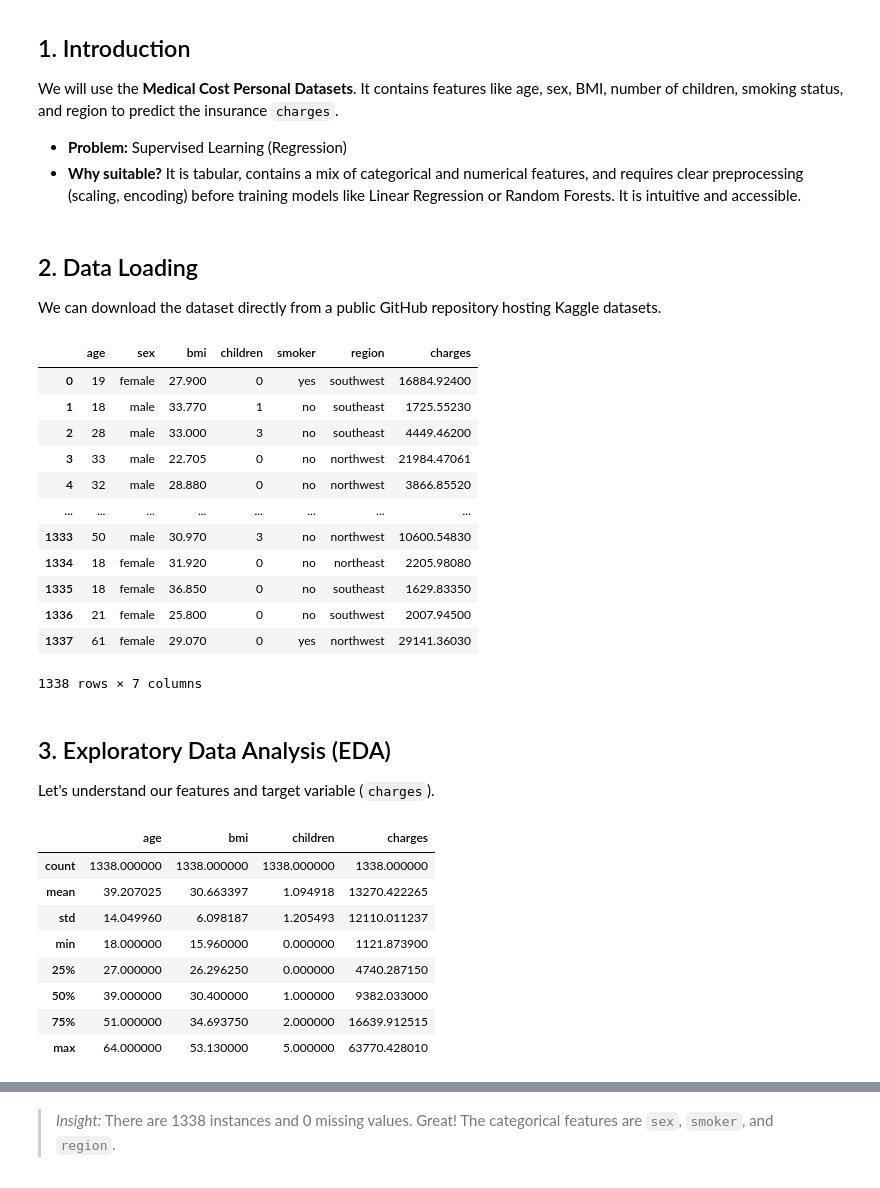
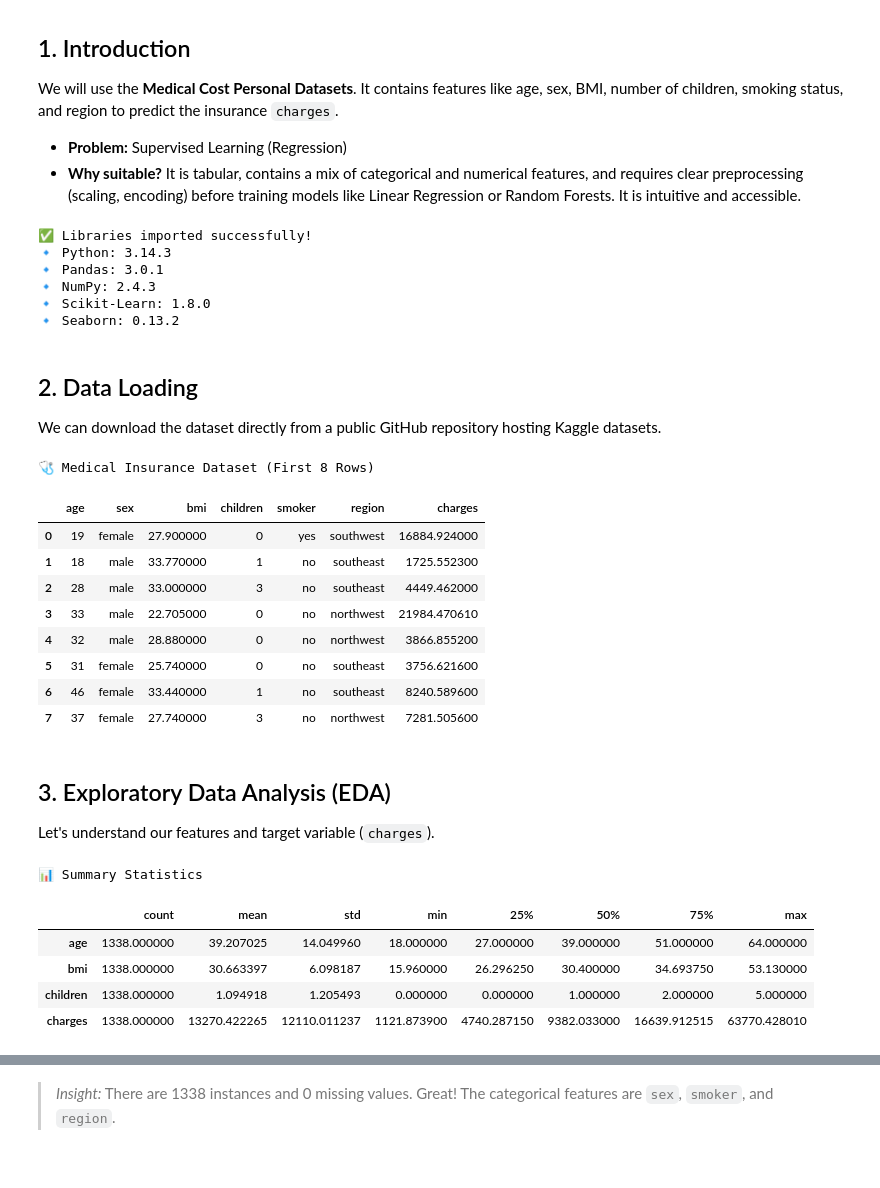
Before and after one commit to SepehrMohammady/The-Fundamentals-of-ML, a Jupyter notebook: insurance_project.ipynb, the cells around one changed output, grey strips where cells are left out. Saved outputs shown, nothing was run; the diff lists cells and outputs as text; code cells hidden in the pictures.

```diff
--- a/insurance_project.ipynb
+++ b/insurance_project.ipynb
@@ -55,8 +15,10 @@ We will use the **Medical Cost Personal Datasets**. It contains features like ag
 # %%
+import sys
 import numpy as np
 import pandas as pd
 import matplotlib.pyplot as plt
 import seaborn as sns
+import sklearn
 
 # Make this notebook's output stable across runs
 np.random.seed(42)
@@ -68,45 +30,56 @@ plt.rc('legend', fontsize=14)
 plt.rc('xtick', labelsize=10)
 plt.rc('ytick', labelsize=10)
 sns.set_theme(style='whitegrid')
+
+print("✅ Libraries imported successfully!")
+print(f"🔹 Python: {sys.version.split(' ')[0]}")
+print(f"🔹 Pandas: {pd.__version__}")
+print(f"🔹 NumPy: {np.__version__}")
+print(f"🔹 Scikit-Learn: {sklearn.__version__}")
+print(f"🔹 Seaborn: {sns.__version__}")
+# %% [output]
+✅ Libraries imported successfully!
+🔹 Python: 3.14.3
+🔹 Pandas: 3.0.1
+🔹 NumPy: 2.4.3
+🔹 Scikit-Learn: 1.8.0
+🔹 Seaborn: 0.13.2
 # %% [markdown]
 ## 2. Data Loading
 We can download the dataset directly from a public GitHub repository hosting Kaggle datasets.
 # %%
 url = 'https://raw.githubusercontent.com/stedy/Machine-Learning-with-R-datasets/master/insurance.csv'
 insurance = pd.read_csv(url)
 
-# Display the dataset.
-# Previously, insurance.head() was used, which by default only returns the first 5 rows.
-# By just calling the dataframe variable 'insurance', Jupyter/VS Code renders it as a more interactive and scrollable table showing both start and tail rows!
-insurance
+# Apply a modern style to the dataframe to make the output more interactive and attractive
+# We show a sample of the first few and last few rows
+display(insurance.head(8).style.set_caption("🩺 Medical Insurance Dataset (First 8 Rows)") \
+        .set_table_styles([{'selector': 'caption', 'props': [('font-size', '16px'), ('font-weight', 'bold')]}]) \
+        .background_gradient(subset=['charges', 'bmi'], cmap='Blues'))
 # %% [output]
+🩺 Medical Insurance Dataset (First 8 Rows)
 |  | age | sex | bmi | children | smoker | region | charges |
-| 0 | 19 | female | 27.900 | 0 | yes | southwest | 16884.92400 |
-| 1 | 18 | male | 33.770 | 1 | no | southeast | 1725.55230 |
-| 2 | 28 | male | 33.000 | 3 | no | southeast | 4449.46200 |
-| 3 | 33 | male | 22.705 | 0 | no | northwest | 21984.47061 |
-| 4 | 32 | male | 28.880 | 0 | no | northwest | 3866.85520 |
-| ... | ... | ... | ... | ... | ... | ... | ... |
-| 1333 | 50 | male | 30.970 | 3 | no | northwest | 10600.54830 |
-| 1334 | 18 | female | 31.920 | 0 | no | northeast | 2205.98080 |
-| 1335 | 18 | female | 36.850 | 0 | no | southeast | 1629.83350 |
-| 1336 | 21 | female | 25.800 | 0 | no | southwest | 2007.94500 |
-| 1337 | 61 | female | 29.070 | 0 | yes | northwest | 29141.36030 |
+| 0 | 19 | female | 27.900000 | 0 | yes | southwest | 16884.924000 |
+| 1 | 18 | male | 33.770000 | 1 | no | southeast | 1725.552300 |
+| 2 | 28 | male | 33.000000 | 3 | no | southeast | 4449.462000 |
+| 3 | 33 | male | 22.705000 | 0 | no | northwest | 21984.470610 |
+| 4 | 32 | male | 28.880000 | 0 | no | northwest | 3866.855200 |
+| 5 | 31 | female | 25.740000 | 0 | no | southeast | 3756.621600 |
+| 6 | 46 | female | 33.440000 | 1 | no | southeast | 8240.589600 |
+| 7 | 37 | female | 27.740000 | 3 | no | northwest | 7281.505600 |
-1338 rows × 7 columns
 # %% [markdown]
 ## 3. Exploratory Data Analysis (EDA)
 Let's understand our features and target variable (`charges`).
 # %%
-# Summary statistics for numerical attributes
-insurance.describe()
+# Summary statistics for numerical attributes with a visual gradient!
+display(insurance.describe().T.style.set_caption("📊 Summary Statistics") \
+        .set_table_styles([{'selector': 'caption', 'props': [('font-size', '16px'), ('font-weight', 'bold')]}]) \
+        .background_gradient(cmap='viridis', axis=1))
 # %% [output]
+📊 Summary Statistics
-|  | age | bmi | children | charges |
-| count | 1338.000000 | 1338.000000 | 1338.000000 | 1338.000000 |
-| mean | 39.207025 | 30.663397 | 1.094918 | 13270.422265 |
-| std | 14.049960 | 6.098187 | 1.205493 | 12110.011237 |
-| min | 18.000000 | 15.960000 | 0.000000 | 1121.873900 |
-| 25% | 27.000000 | 26.296250 | 0.000000 | 4740.287150 |
-| 50% | 39.000000 | 30.400000 | 1.000000 | 9382.033000 |
-| 75% | 51.000000 | 34.693750 | 2.000000 | 16639.912515 |
-| max | 64.000000 | 53.130000 | 5.000000 | 63770.428010 |
+|  | count | mean | std | min | 25% | 50% | 75% | max |
+| age | 1338.000000 | 39.207025 | 14.049960 | 18.000000 | 27.000000 | 39.000000 | 51.000000 | 64.000000 |
+| bmi | 1338.000000 | 30.663397 | 6.098187 | 15.960000 | 26.296250 | 30.400000 | 34.693750 | 53.130000 |
+| children | 1338.000000 | 1.094918 | 1.205493 | 0.000000 | 0.000000 | 1.000000 | 2.000000 | 5.000000 |
+| charges | 1338.000000 | 13270.422265 | 12110.011237 | 1121.873900 | 4740.287150 | 9382.033000 | 16639.912515 | 63770.428010 |
 # %%
```
Also changed, not shown: parts of 11 cells of this notebook.
